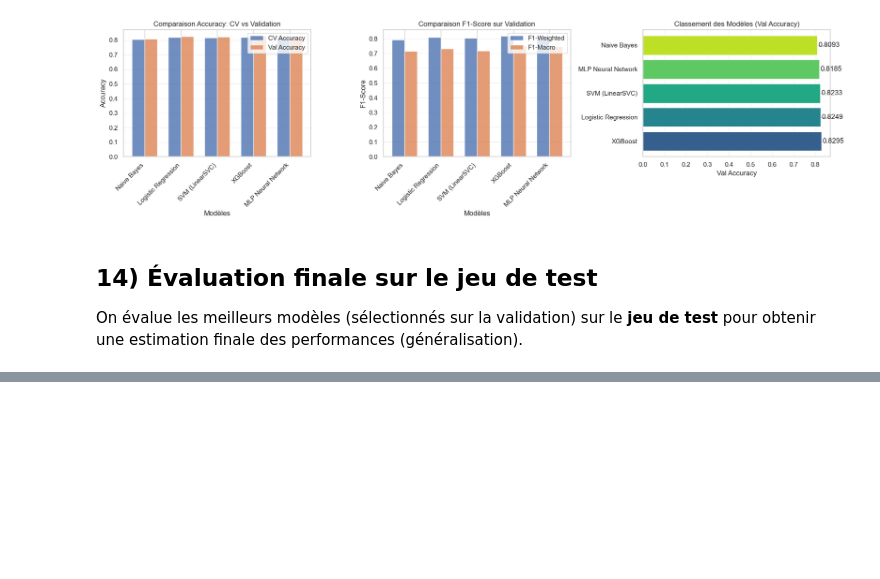
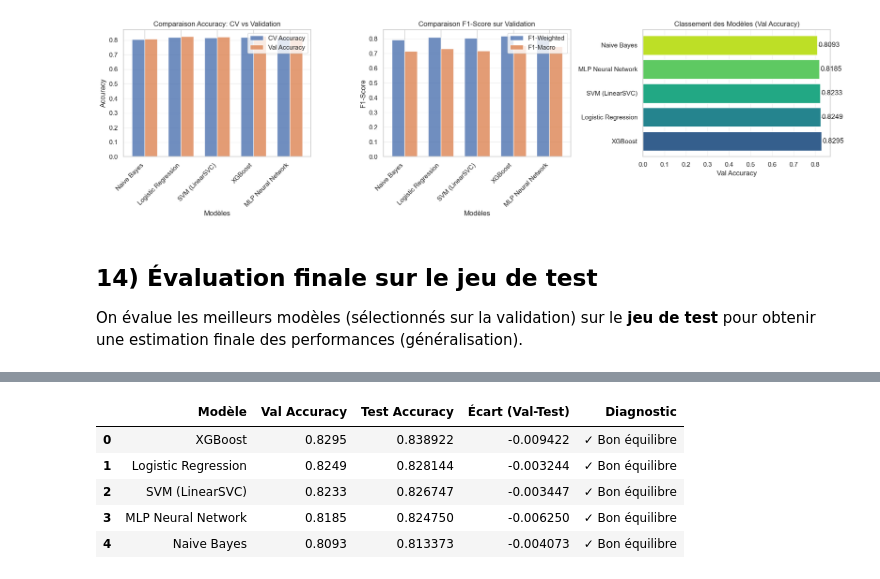
Before and after one commit to F1N3X/intelligent-customer-review-analysis, a Jupyter notebook: main.ipynb, the cells around one changed output, grey strips where cells are left out. Cells and saved outputs as stored; diff of their text form; code cells hidden in the pictures; blank space fills up the shorter version.

```diff
--- a/main.ipynb
+++ b/main.ipynb
@@ -2446,0 +2467,91 @@ Recall(neutre)=0.3693 | Precision(neutre)=0.7158
+# %%
+# 16.1) Analyse du surapprentissage (Overfitting/Underfitting)
+
+print("="*100)
+print("  ANALYSE DU SURAPPRENTISSAGE ET SOUS-APPRENTISSAGE")
+print("="*100)
+
+# Comparaison des performances entre validation et test pour détecter l'overfitting
+if 'df_summary' in globals() and 'df_test' in globals():
+    merged = df_summary.merge(df_test[['Modèle', 'Test Accuracy']], on='Modèle', how='inner')
+
+    # Calculer les écarts pour identifier le surapprentissage
+    val_acc_col = None
+    for col in merged.columns:
+        if 'val' in col.lower() and 'acc' in col.lower():
+            val_acc_col = col
+            break
+
+    if val_acc_col:
+        merged['Écart (Val-Test)'] = pd.to_numeric(merged[val_acc_col], errors='coerce') - \
+                                       pd.to_numeric(merged['Test Accuracy'], errors='coerce')
+        merged['Diagnostic'] = merged['Écart (Val-Test)'].apply(
+            lambda x: '⚠️ Surapprentissage' if x > 0.05 else
+                      ('✓ Bon équilibre' if abs(x) <= 0.05 else '⚠️ Sous-apprentissage')
+        )
+
+        print("\n📊 Analyse des écarts Validation vs Test:")
+        display(merged[['Modèle', val_acc_col, 'Test Accuracy', 'Écart (Val-Test)', 'Diagnostic']])
+
+        # Interprétation
+        print("\n🔍 Interprétation:")
+        overfitting_models = merged[merged['Écart (Val-Test)'] > 0.05]['Modèle'].tolist()
+        underfitting_models = merged[merged['Écart (Val-Test)'] < -0.05]['Modèle'].tolist()
+        balanced_models = merged[abs(merged['Écart (Val-Test)']) <= 0.05]['Modèle'].tolist()
+
+        if overfitting_models:
+            print(f"\n⚠️ SURAPPRENTISSAGE détecté pour: {', '.join(overfitting_models)}")
+            print("   → Ces modèles ont de bonnes performances sur les données d'entraînement/validation")
+            print("   → mais généralisent mal sur de nouvelles données (test)")
+            print("   → Solutions: régularisation accrue, réduction complexité, plus de données")
+
+        if underfitting_models:
+            print(f"\n⚠️ SOUS-APPRENTISSAGE détecté pour: {', '.join(underfitting_models)}")
+            print("   → Ces modèles n'apprennent pas suffisamment des données")
+            print("   → Solutions: augmenter complexité du modèle, features engineering")
+
+        if balanced_models:
+            print(f"\n✓ BON ÉQUILIBRE pour: {', '.join(balanced_models)}")
+            print("   → Ces modèles généralisent bien sur de nouvelles données")
+            print("   → Écart Val-Test faible: modèles stables et fiables")
+
+# Analyse des courbes d'apprentissage (si disponible via CV)
+if 'df_summary' in globals():
+    print("\n\n📈 Analyse de la variabilité (Cross-Validation):")
+
+    # Chercher les colonnes CV
+    cv_acc_col = None
+    cv_std_col = None
+    for col in df_summary.columns:
+        if 'cv' in col.lower() and 'acc' in col.lower() and 'std' not in col.lower():
+            cv_acc_col = col
+        elif 'cv' in col.lower() and 'std' in col.lower():
+            cv_std_col = col
+
+    if cv_acc_col and cv_std_col:
+        variability = df_summary[[
+            'Modèle', cv_acc_col, cv_std_col
+        ]].copy()
+
+        # Coefficient de variation
+        variability['CV (%)'] = (
+            pd.to_numeric(variability[cv_std_col], errors='coerce') /
+            pd.to_numeric(variability[cv_acc_col], errors='coerce') * 100
+        )
+
+        display(variability)
+
+        print("\n🔍 Stabilité des modèles:")
+        high_variance = variability[variability['CV (%)'] > 10]['Modèle'].tolist()
+        low_variance = variability[variability['CV (%)'] <= 5]['Modèle'].tolist()
+
+        if high_variance:
+            print(f"⚠️ Forte variance (CV > 10%): {', '.join(high_variance)}")
+            print("   → Modèles sensibles aux données d'entraînement, risque de surapprentissage")
+
+        if low_variance:
+            print(f"✓ Faible variance (CV ≤ 5%): {', '.join(low_variance)}")
+            print("   → Modèles stables et robustes")
+
+print("\n" + "="*100)
+# %% [output]
@@ -2446,0 +2563,6 @@ Recall(neutre)=0.3693 | Precision(neutre)=0.7158
+|  | Modèle | Val Accuracy | Test Accuracy | Écart (Val-Test) | Diagnostic |
+| 0 | XGBoost | 0.8295 | 0.838922 | -0.009422 | ✓ Bon équilibre |
+| 1 | Logistic Regression | 0.8249 | 0.828144 | -0.003244 | ✓ Bon équilibre |
+| 2 | SVM (LinearSVC) | 0.8233 | 0.826747 | -0.003447 | ✓ Bon équilibre |
+| 3 | MLP Neural Network | 0.8185 | 0.824750 | -0.006250 | ✓ Bon équilibre |
+| 4 | Naive Bayes | 0.8093 | 0.813373 | -0.004073 | ✓ Bon équilibre |
```
Also changed, not shown: parts of 12 cells of this notebook.
